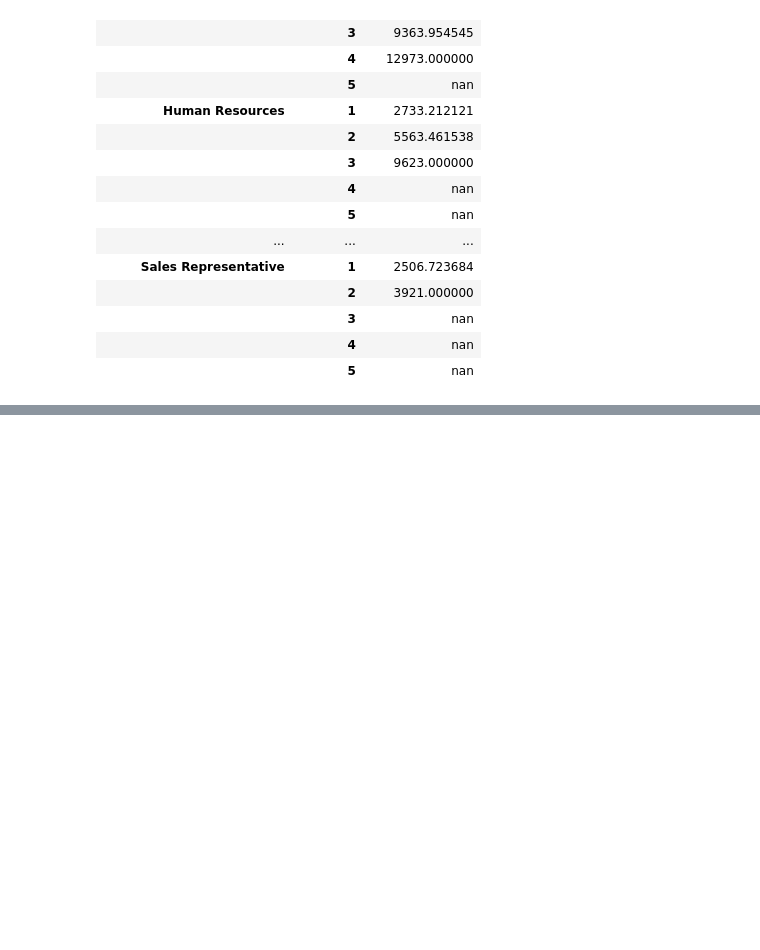
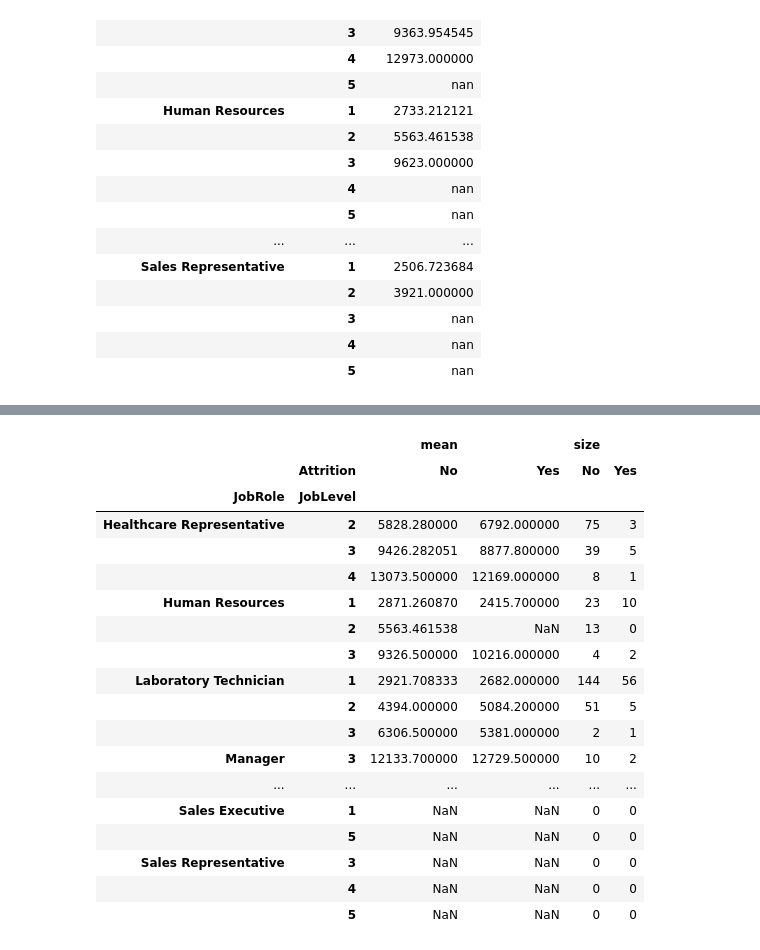
Before and after one commit to stephanyresque/projeto-IBM, a Jupyter notebook: projeto_IBM.ipynb, the cells around one changed output, grey strips where cells are left out. Saved outputs shown, nothing was run; the diff lists cells and outputs as text; code cells hidden in the pictures; blank space fills up the shorter version.

```diff
--- a/projeto_IBM.ipynb
+++ b/projeto_IBM.ipynb
@@ -970,0 +974,27 @@ dtype: int64
+# %%
+df.pivot_table(
+    index = ['JobRole', 'JobLevel'],
+    columns = 'Attrition',
+    values = 'MonthlyIncome',
+    aggfunc = ['mean', 'size']
+) #isso nos ajuda a pensar na possibilidade de outliers e/ou situações de excessões
+# %% [output]
+|  |  | mean |  | size |  |
+|  | Attrition | No | Yes | No | Yes |
+| JobRole | JobLevel |  |  |  |  |
+| Healthcare Representative | 2 | 5828.280000 | 6792.000000 | 75 | 3 |
+|  | 3 | 9426.282051 | 8877.800000 | 39 | 5 |
+|  | 4 | 13073.500000 | 12169.000000 | 8 | 1 |
+| Human Resources | 1 | 2871.260870 | 2415.700000 | 23 | 10 |
+|  | 2 | 5563.461538 | NaN | 13 | 0 |
+|  | 3 | 9326.500000 | 10216.000000 | 4 | 2 |
+| Laboratory Technician | 1 | 2921.708333 | 2682.000000 | 144 | 56 |
+|  | 2 | 4394.000000 | 5084.200000 | 51 | 5 |
+|  | 3 | 6306.500000 | 5381.000000 | 2 | 1 |
+| Manager | 3 | 12133.700000 | 12729.500000 | 10 | 2 |
+| ... | ... | ... | ... | ... | ... |
+| Sales Executive | 1 | NaN | NaN | 0 | 0 |
+|  | 5 | NaN | NaN | 0 | 0 |
+| Sales Representative | 3 | NaN | NaN | 0 | 0 |
+|  | 4 | NaN | NaN | 0 | 0 |
+|  | 5 | NaN | NaN | 0 | 0 |
```
Also changed, not shown: parts of 9 cells of this notebook.
